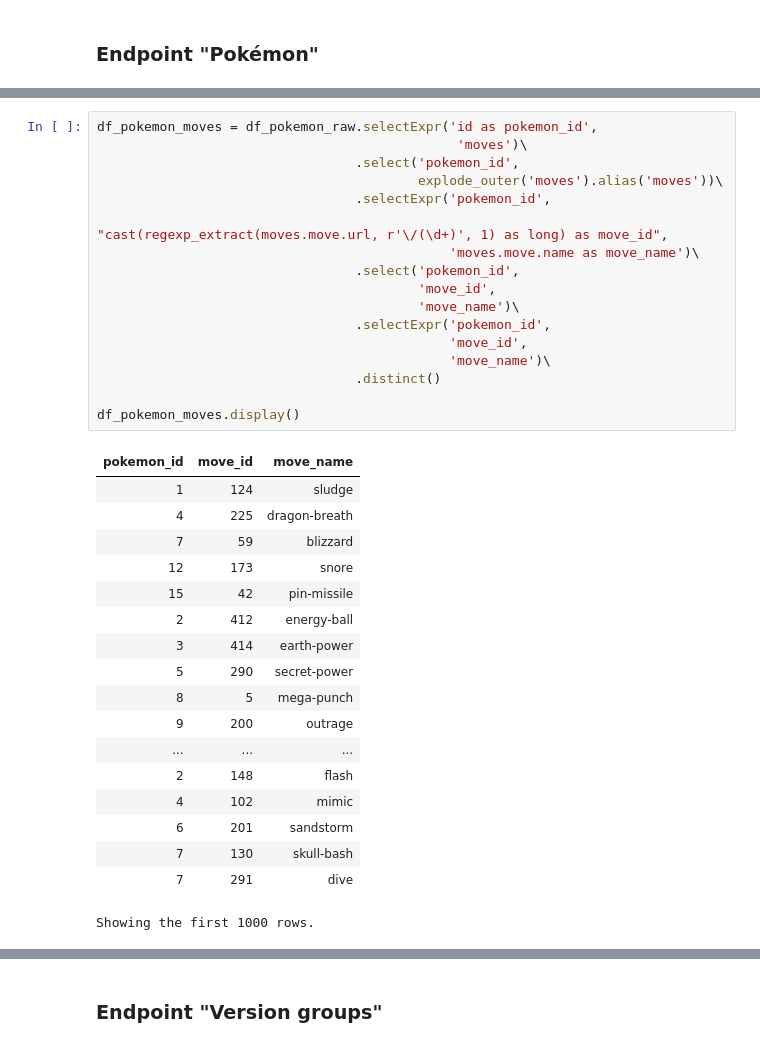
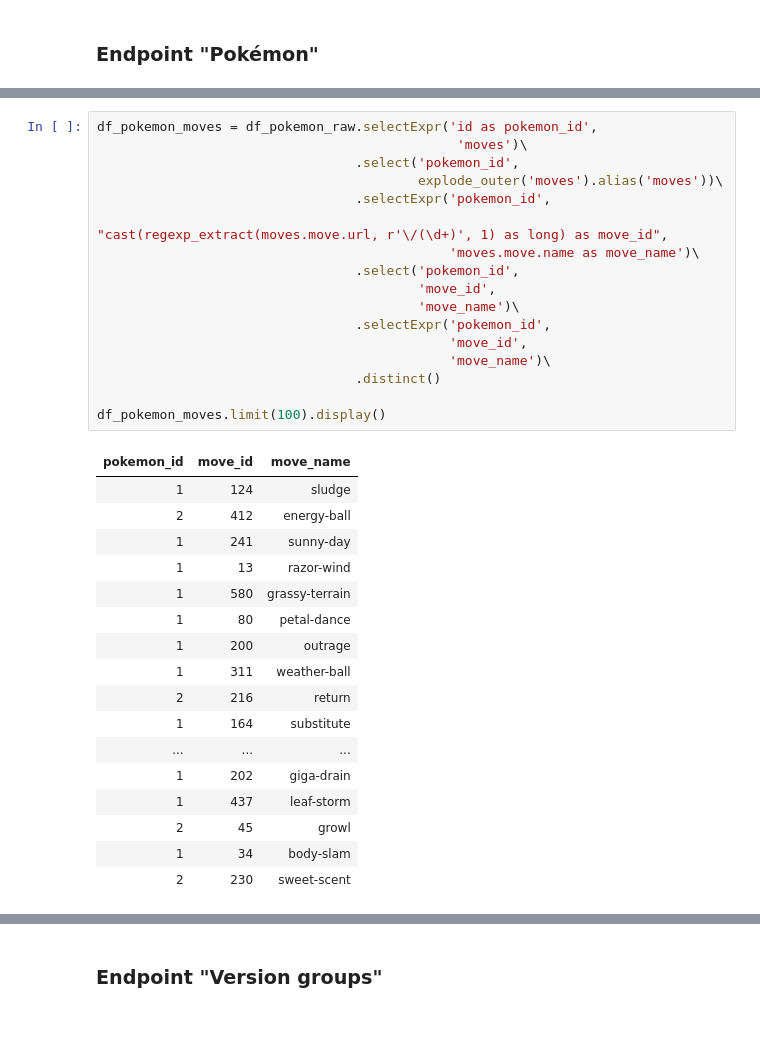
Before and after one commit to EweBarros/PokeApi-PySpark, a Jupyter notebook: pokeapi_pyspark_project.ipynb, the cells around one changed output, grey strips where cells are left out. Cells and saved outputs as stored; diff of their text form.

```diff
--- a/pokeapi_pyspark_project.ipynb
+++ b/pokeapi_pyspark_project.ipynb
@@ -172,39 +170,38 @@ Showing the first 1000 rows.
 # %%
 df_pokemon_moves = df_pokemon_raw.selectExpr('id as pokemon_id',
                                               'moves')\
                                  .select('pokemon_id',
                                          explode_outer('moves').alias('moves'))\
                                  .selectExpr('pokemon_id',
                                              "cast(regexp_extract(moves.move.url, r'\/(\d+)', 1) as long) as move_id",
                                              'moves.move.name as move_name')\
                                  .select('pokemon_id',
                                          'move_id',
                                          'move_name')\
                                  .selectExpr('pokemon_id',
                                              'move_id',
                                              'move_name')\
                                  .distinct()
 
-df_pokemon_moves.display()
+df_pokemon_moves.limit(100).display()
 # %% [output]
 | pokemon_id | move_id | move_name |
 | 1 | 124 | sludge |
-| 4 | 225 | dragon-breath |
-| 7 | 59 | blizzard |
-| 12 | 173 | snore |
-| 15 | 42 | pin-missile |
 | 2 | 412 | energy-ball |
-| 3 | 414 | earth-power |
-| 5 | 290 | secret-power |
-| 8 | 5 | mega-punch |
-| 9 | 200 | outrage |
+| 1 | 241 | sunny-day |
+| 1 | 13 | razor-wind |
+| 1 | 580 | grassy-terrain |
+| 1 | 80 | petal-dance |
+| 1 | 200 | outrage |
+| 1 | 311 | weather-ball |
+| 2 | 216 | return |
+| 1 | 164 | substitute |
 | ... | ... | ... |
-| 2 | 148 | flash |
-| 4 | 102 | mimic |
-| 6 | 201 | sandstorm |
-| 7 | 130 | skull-bash |
-| 7 | 291 | dive |
+| 1 | 202 | giga-drain |
+| 1 | 437 | leaf-storm |
+| 2 | 45 | growl |
+| 1 | 34 | body-slam |
+| 2 | 230 | sweet-scent |
-Showing the first 1000 rows.
 # %% [markdown]
 #### Moves - Version Groups
 
```
Also changed, not shown: parts of 10 cells of this notebook.
